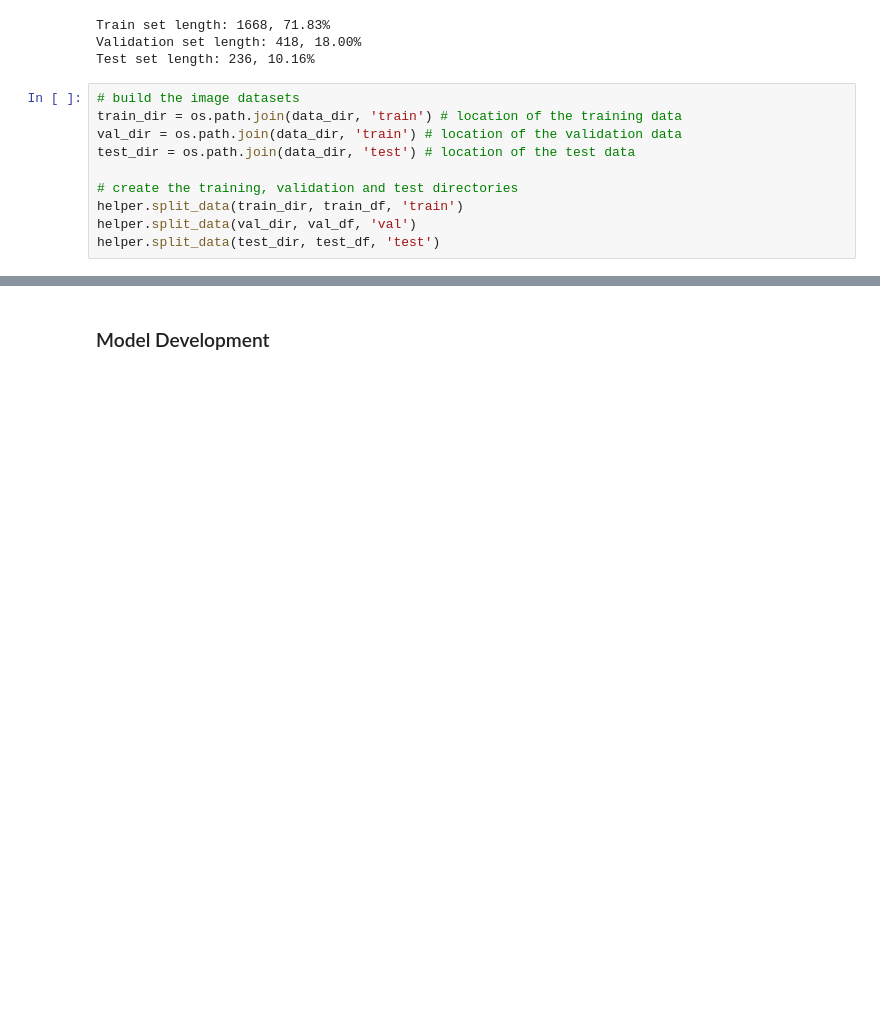
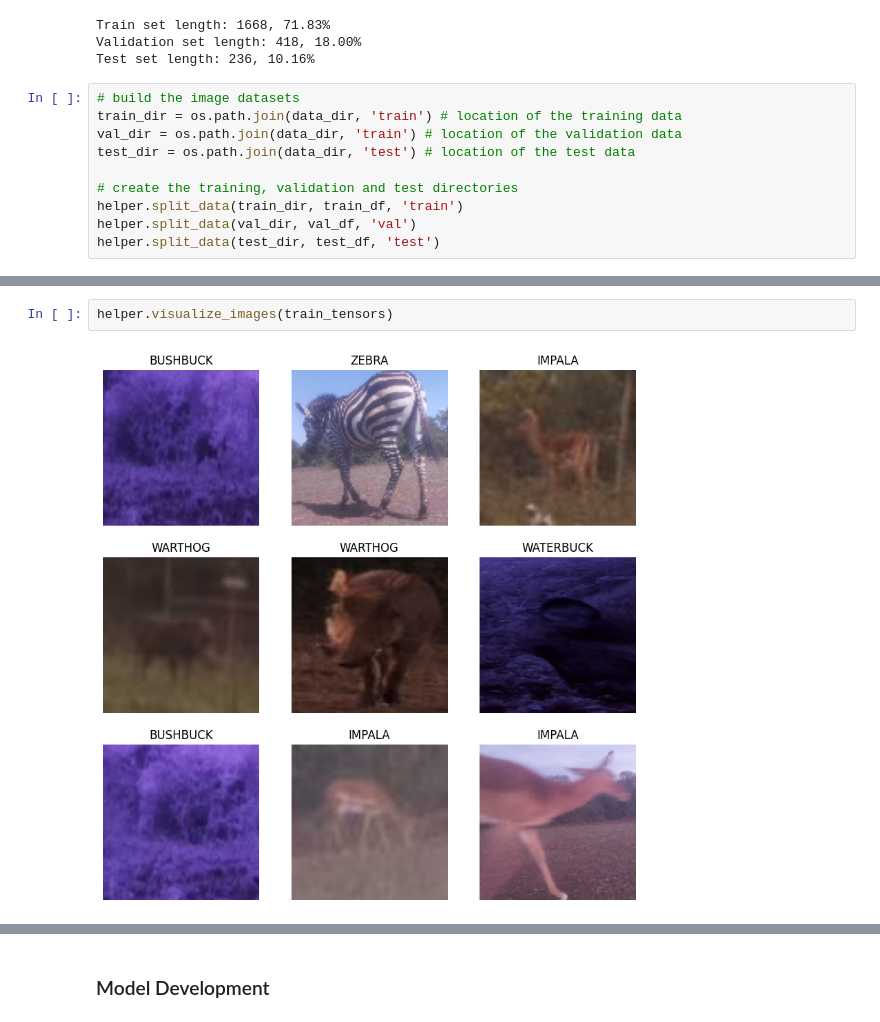
Before and after one commit to DeKUT-DSAIL/dsail-tech4wildlife, a Jupyter notebook: PART-2/camera_trap_tutorial.ipynb, the cells around one changed output, grey strips where cells are left out. Drawn from its saved outputs; the diff is of its cells as text; blank space fills up the shorter version.

```diff
--- a/PART-2/camera_trap_tutorial.ipynb
+++ b/PART-2/camera_trap_tutorial.ipynb
@@ -120,3 +119,7 @@ labels = {
 Found 1668 files belonging to 6 classes.
 Found 418 files belonging to 6 classes.
 Found 236 files belonging to 6 classes.
+# %%
+helper.visualize_images(train_tensors)
+# %% [output]
+[figure, added]
```
Also changed, not shown: parts of 28 cells of this notebook, 9 other files.
